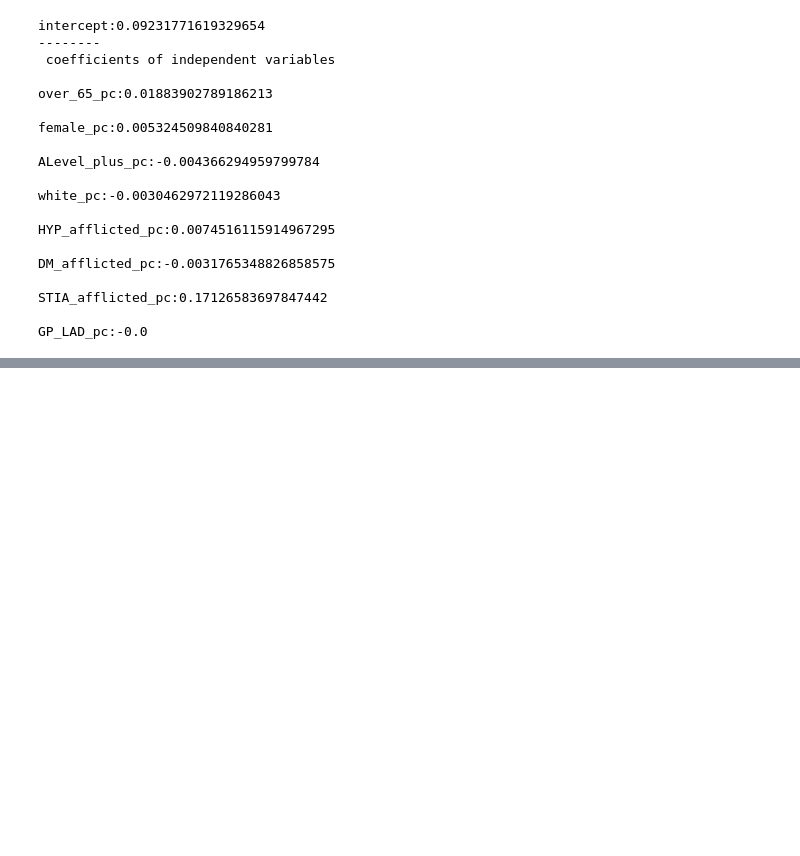
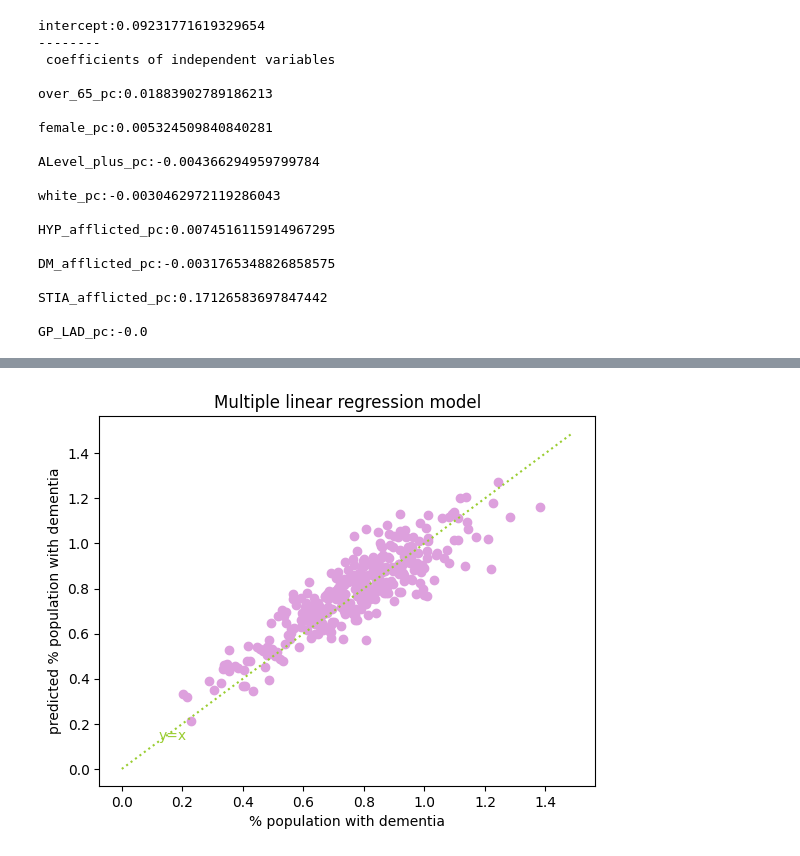
Before and after one commit to Bea-Taylor/DifDem_inequalities, a Jupyter notebook: nbs/core/04b_regression_model_trained_IMD.ipynb, the cells around one changed output, grey strips where cells are left out. Drawn from its saved outputs; the diff is of its cells as text; code cells hidden in the pictures; blank space fills up the shorter version.

Commit message:
added training GP dataset

```diff
--- a/nbs/core/04b_regression_model_trained_IMD.ipynb
+++ b/nbs/core/04b_regression_model_trained_IMD.ipynb
@@ -408,0 +420,8 @@ GP_LAD_pc:-0.0
+# %%
+# the 50 least deprived LADs according to the IMD
+GP_vals = df_dem_plus['GP_LAD_pc'].values
+
+df_highest_GP_50 = df_dem_plus.iloc[GP_vals.argsort()[-50:]]
+
+# let's check this dataset
+df_highest_GP_50.head()
@@ -408,0 +436,23 @@ GP_LAD_pc:-0.0
+# %%
+# Potential covariates
+covar_opt_no_GP = ['over_65_pc',
+             'female_pc',
+             'ALevel_plus_pc',
+             'white_pc',
+             'HYP_afflicted_pc',
+             'DM_afflicted_pc',
+             'STIA_afflicted_pc']
+# %%
+# Linear regression using sklearn
+
+x_GP_train = df_highest_GP_50[covar_opt_no_GP].values.reshape(-1,len(covar_opt_no_GP))
+y_GP_train = df_highest_GP_50['DEM_afflicted_pc'].values.reshape(-1,1)
+
+x_test_all = df_dem_plus[covar_opt_no_GP].values.reshape(-1,len(covar_opt_no_GP))
+y_test_all = df_dem_plus['DEM_afflicted_pc'].values.reshape(-1,1)
+
+regr = linear_model.LinearRegression()
+
+# fit regression comorbidities
+regr.fit(x_GP_train, y_GP_train)
+y_pred_all_GP = regr.predict(x_test_all)
@@ -408,0 +482,13 @@ GP_LAD_pc:-0.0
+# %%
+# comparison between true diagnosis value, and the value predicted by the multiple linear regression model
+
+plt.plot(np.arange(0, 1.5, 0.01), np.arange(0, 1.5, 0.01), ':', color='yellowgreen')
+plt.scatter(y_test_all, y_pred_all_GP, color='plum')
+plt.xlabel('% population with dementia')
+plt.ylabel('predicted % population with dementia')
+plt.title('Multiple linear regression model')
+plt.text(0.12, 0.13, r'y=x', fontsize=10, color='yellowgreen')
+#plt.text(0.2, 0.12, r'potential underdiagnosis', fontsize=10)
+plt.show()
+# %% [output]
+[figure, added]
```
Also changed, not shown: parts of 8 cells of this notebook.
